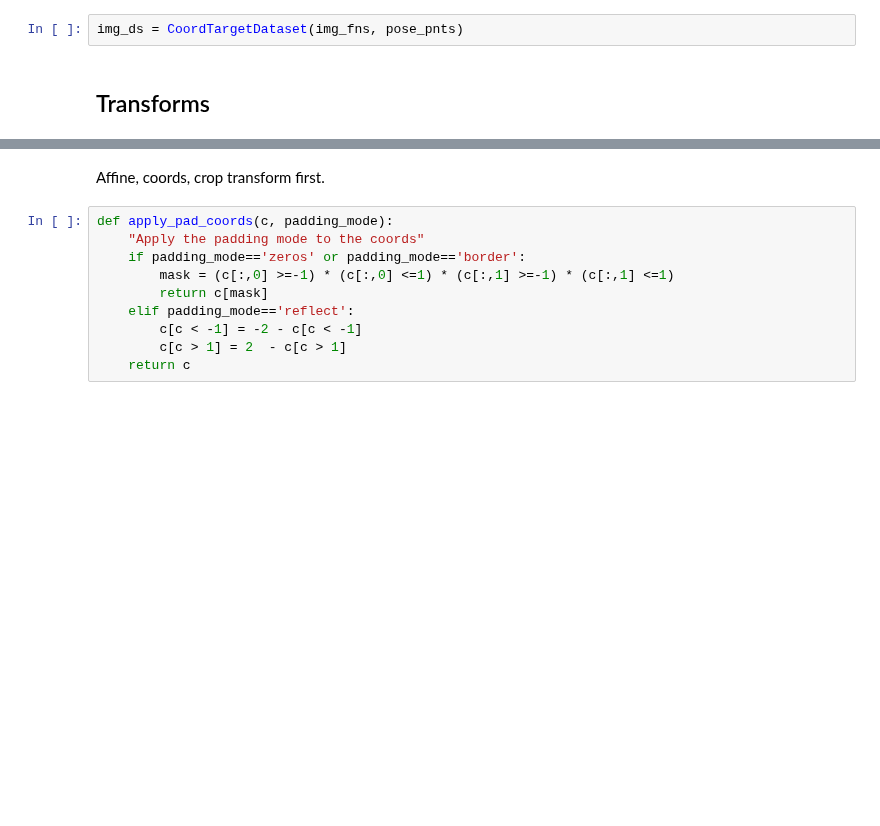
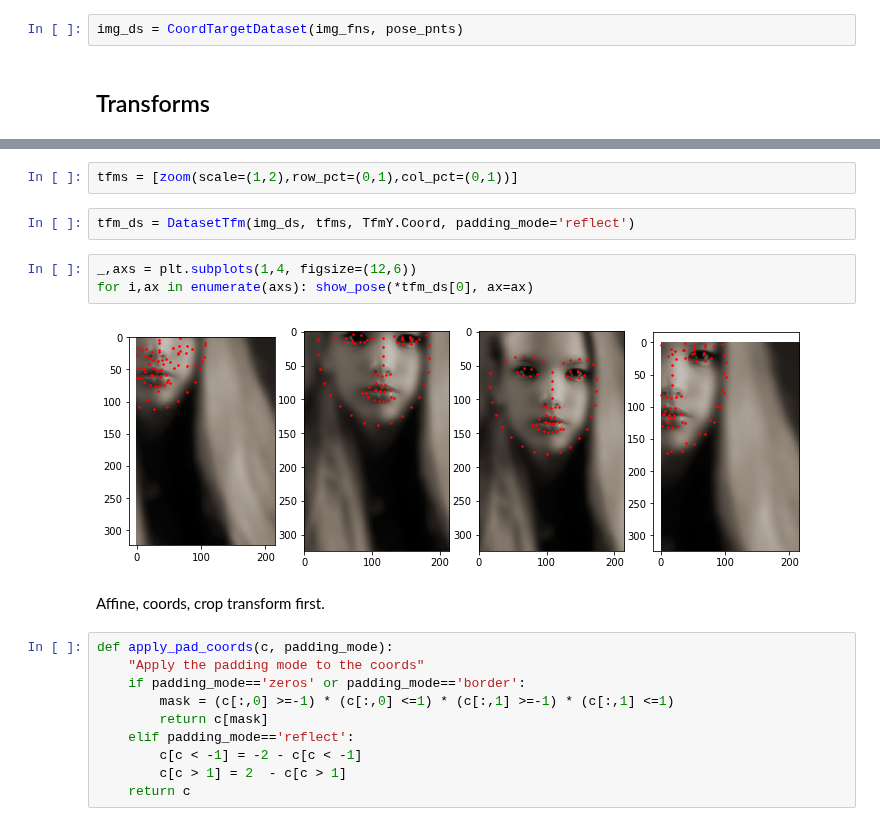
Before and after one commit to fastai/fastai_old, a Jupyter notebook: dev_nb/005a_coords.ipynb, the cells around one changed output, grey strips where cells are left out. Drawn from its saved outputs; the diff is of its cells as text; blank space fills up the shorter version.

```diff
--- a/dev_nb/005a_coords.ipynb
+++ b/dev_nb/005a_coords.ipynb
@@ -73,3 +217,12 @@ img_ds = CoordTargetDataset(img_fns, pose_pnts)
+# %%
+tfms = [zoom(scale=(1,2),row_pct=(0,1),col_pct=(0,1))]
+# %%
+tfm_ds = DatasetTfm(img_ds, tfms, TfmY.Coord, padding_mode='reflect')
+# %%
+_,axs = plt.subplots(1,4, figsize=(12,6))
+for i,ax in enumerate(axs): show_pose(*tfm_ds[0], ax=ax)
+# %% [output]
+[figure, added]
 # %% [markdown]
 Affine, coords, crop transform first.
 # %%
```
Also changed, not shown: parts of 22 cells of this notebook, 7 other files.
